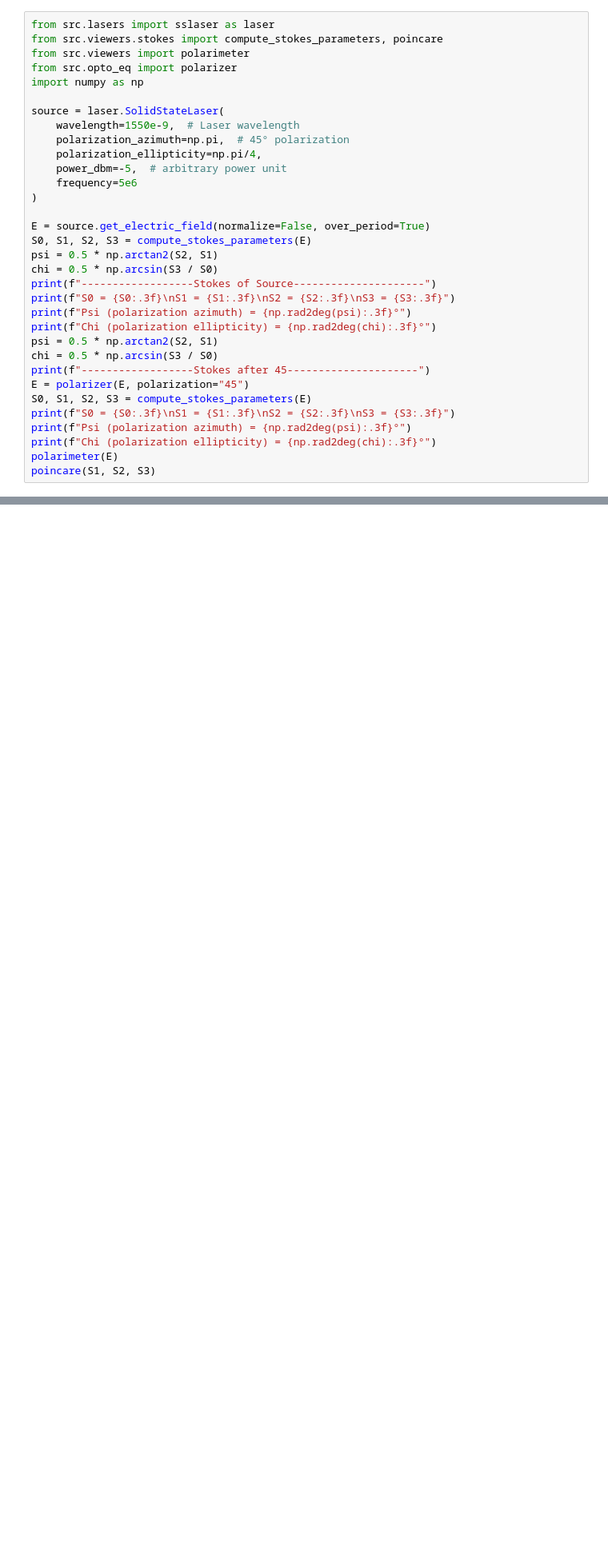
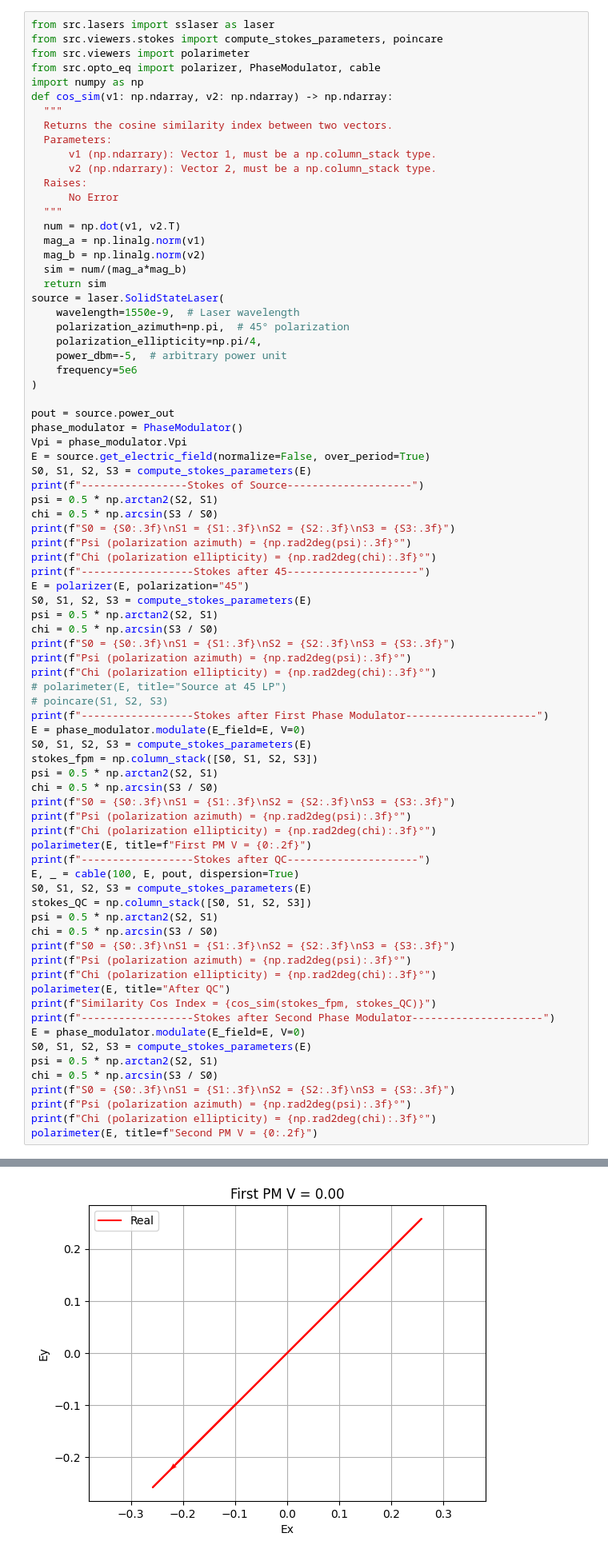
Before and after one commit to azaan-mahmood/opto-sim, a Jupyter notebook: main.ipynb, the cells around one changed output, grey strips where cells are left out. Shown: that part at 80% size. Drawn from its saved outputs; the diff is of its cells as text; blank space fills up the shorter version.

```diff
--- a/main.ipynb
+++ b/main.ipynb
@@ -4,9 +2,22 @@
 from src.lasers import sslaser as laser
 from src.viewers.stokes import compute_stokes_parameters, poincare
 from src.viewers import polarimeter
-from src.opto_eq import polarizer
+from src.opto_eq import polarizer, PhaseModulator, cable
 import numpy as np
-
+def cos_sim(v1: np.ndarray, v2: np.ndarray) -> np.ndarray:
+  """
+  Returns the cosine similarity index between two vectors.
+  Parameters:
+      v1 (np.ndarrary): Vector 1, must be a np.column_stack type.
+      v2 (np.ndarrary): Vector 2, must be a np.column_stack type.
+  Raises:
+      No Error
+  """
+  num = np.dot(v1, v2.T)
+  mag_a = np.linalg.norm(v1)
+  mag_b = np.linalg.norm(v2)
+  sim = num/(mag_a*mag_b)
+  return sim
 source = laser.SolidStateLaser(
     wavelength=1550e-9,  # Laser wavelength
     polarization_azimuth=np.pi,  # 45° polarization
@@ -15,21 +26,55 @@ source = laser.SolidStateLaser(
     frequency=5e6
 )
 
+pout = source.power_out
+phase_modulator = PhaseModulator()
+Vpi = phase_modulator.Vpi
 E = source.get_electric_field(normalize=False, over_period=True)
+S0, S1, S2, S3 = compute_stokes_parameters(E)
+print(f"-----------------Stokes of Source--------------------")
+psi = 0.5 * np.arctan2(S2, S1)
+chi = 0.5 * np.arcsin(S3 / S0)
+print(f"S0 = {S0:.3f}\nS1 = {S1:.3f}\nS2 = {S2:.3f}\nS3 = {S3:.3f}")
+print(f"Psi (polarization azimuth) = {np.rad2deg(psi):.3f}°")
+print(f"Chi (polarization ellipticity) = {np.rad2deg(chi):.3f}°")
+print(f"------------------Stokes after 45---------------------")
+E = polarizer(E, polarization="45")
 S0, S1, S2, S3 = compute_stokes_parameters(E)
 psi = 0.5 * np.arctan2(S2, S1)
 chi = 0.5 * np.arcsin(S3 / S0)
-print(f"------------------Stokes of Source---------------------")
 print(f"S0 = {S0:.3f}\nS1 = {S1:.3f}\nS2 = {S2:.3f}\nS3 = {S3:.3f}")
 print(f"Psi (polarization azimuth) = {np.rad2deg(psi):.3f}°")
 print(f"Chi (polarization ellipticity) = {np.rad2deg(chi):.3f}°")
+# polarimeter(E, title="Source at 45 LP")
+# poincare(S1, S2, S3)
+print(f"------------------Stokes after First Phase Modulator---------------------")
+E = phase_modulator.modulate(E_field=E, V=0)
+S0, S1, S2, S3 = compute_stokes_parameters(E)
+stokes_fpm = np.column_stack([S0, S1, S2, S3])
 psi = 0.5 * np.arctan2(S2, S1)
 chi = 0.5 * np.arcsin(S3 / S0)
-print(f"------------------Stokes after 45---------------------")
-E = polarizer(E, polarization="45")
-S0, S1, S2, S3 = compute_stokes_parameters(E)
 print(f"S0 = {S0:.3f}\nS1 = {S1:.3f}\nS2 = {S2:.3f}\nS3 = {S3:.3f}")
 print(f"Psi (polarization azimuth) = {np.rad2deg(psi):.3f}°")
 print(f"Chi (polarization ellipticity) = {np.rad2deg(chi):.3f}°")
-polarimeter(E)
-poincare(S1, S2, S3)
+polarimeter(E, title=f"First PM V = {0:.2f}")
+print(f"------------------Stokes after QC---------------------")
+E, _ = cable(100, E, pout, dispersion=True)
+S0, S1, S2, S3 = compute_stokes_parameters(E)
+stokes_QC = np.column_stack([S0, S1, S2, S3])
+psi = 0.5 * np.arctan2(S2, S1)
+chi = 0.5 * np.arcsin(S3 / S0)
+print(f"S0 = {S0:.3f}\nS1 = {S1:.3f}\nS2 = {S2:.3f}\nS3 = {S3:.3f}")
+print(f"Psi (polarization azimuth) = {np.rad2deg(psi):.3f}°")
+print(f"Chi (polarization ellipticity) = {np.rad2deg(chi):.3f}°")
+polarimeter(E, title="After QC")
+print(f"Similarity Cos Index = {cos_sim(stokes_fpm, stokes_QC)}")
+print(f"------------------Stokes after Second Phase Modulator---------------------")
+E = phase_modulator.modulate(E_field=E, V=0)
+S0, S1, S2, S3 = compute_stokes_parameters(E)
+psi = 0.5 * np.arctan2(S2, S1)
+chi = 0.5 * np.arcsin(S3 / S0)
+print(f"S0 = {S0:.3f}\nS1 = {S1:.3f}\nS2 = {S2:.3f}\nS3 = {S3:.3f}")
+print(f"Psi (polarization azimuth) = {np.rad2deg(psi):.3f}°")
+print(f"Chi (polarization ellipticity) = {np.rad2deg(chi):.3f}°")
+polarimeter(E, title=f"Second PM V = {0:.2f}")
+# %% [output]
@@ -35,0 +98 @@ poincare(S1, S2, S3)
+[figure, added]
```
Also changed, not shown: parts of 4 cells of this notebook.
